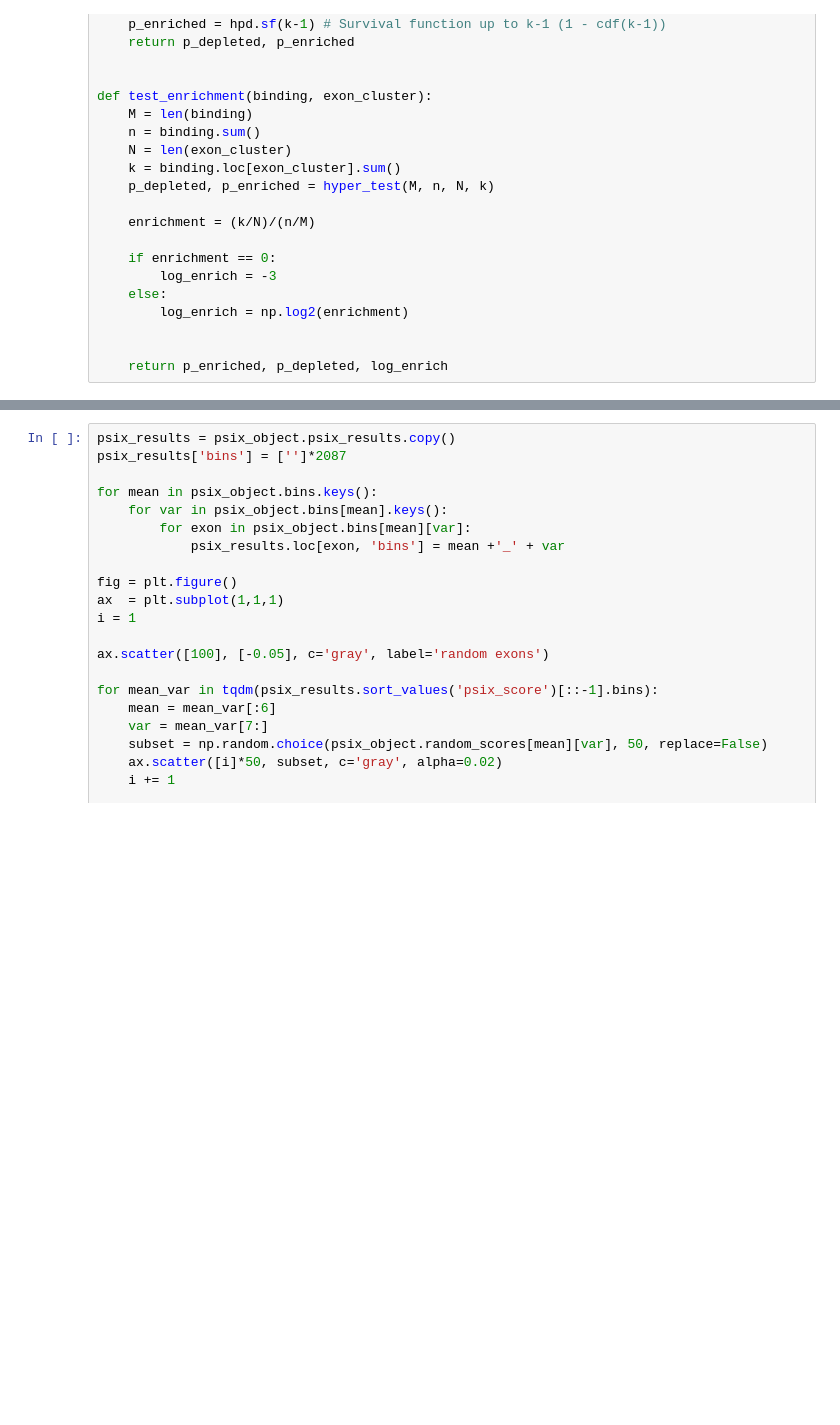
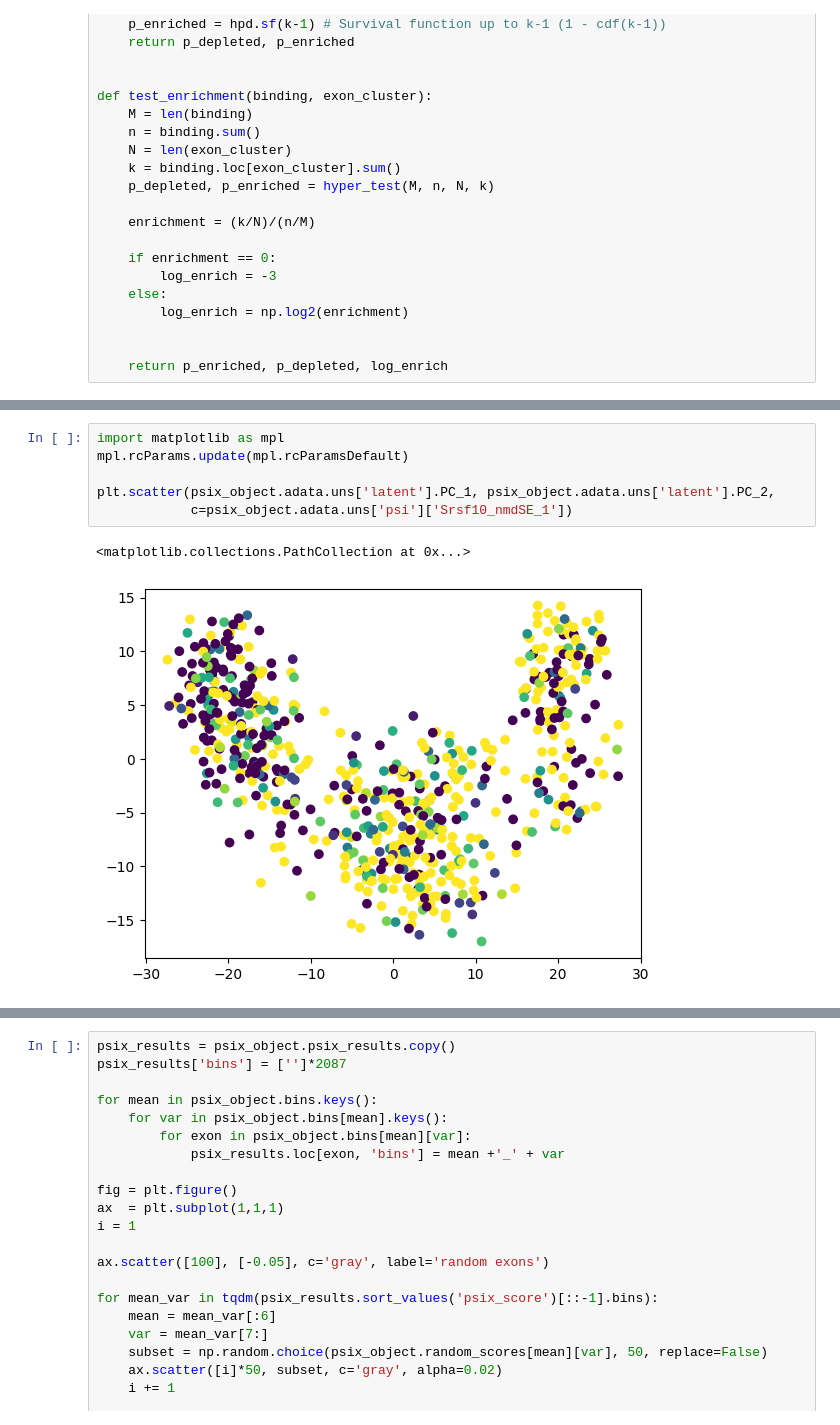
Before and after one commit to lareaulab/analysis_psix, a Jupyter notebook: mouse_brain_development/mouse_brain_development.ipynb, the cells around one changed output, grey strips where cells are left out. Drawn from its saved outputs; the diff is of its cells as text; blank space fills up the shorter version.

```diff
--- a/mouse_brain_development/mouse_brain_development.ipynb
+++ b/mouse_brain_development/mouse_brain_development.ipynb
@@ -505,2 +513,11 @@ Name: Srsf7_nmdSE_1, dtype: float64
+# %%
+import matplotlib as mpl
+mpl.rcParams.update(mpl.rcParamsDefault)
+
+plt.scatter(psix_object.adata.uns['latent'].PC_1, psix_object.adata.uns['latent'].PC_2,
+            c=psix_object.adata.uns['psi']['Srsf10_nmdSE_1'])
+# %% [output]
+<matplotlib.collections.PathCollection at 0x...>
+[figure, added]
 # %%
 plt.scatter(psix_object.adata.uns['latent'].PC_1, psix_object.adata.uns['latent'].PC_2,
```
Also changed, not shown: parts of 18 cells of this notebook, 57 other files.
